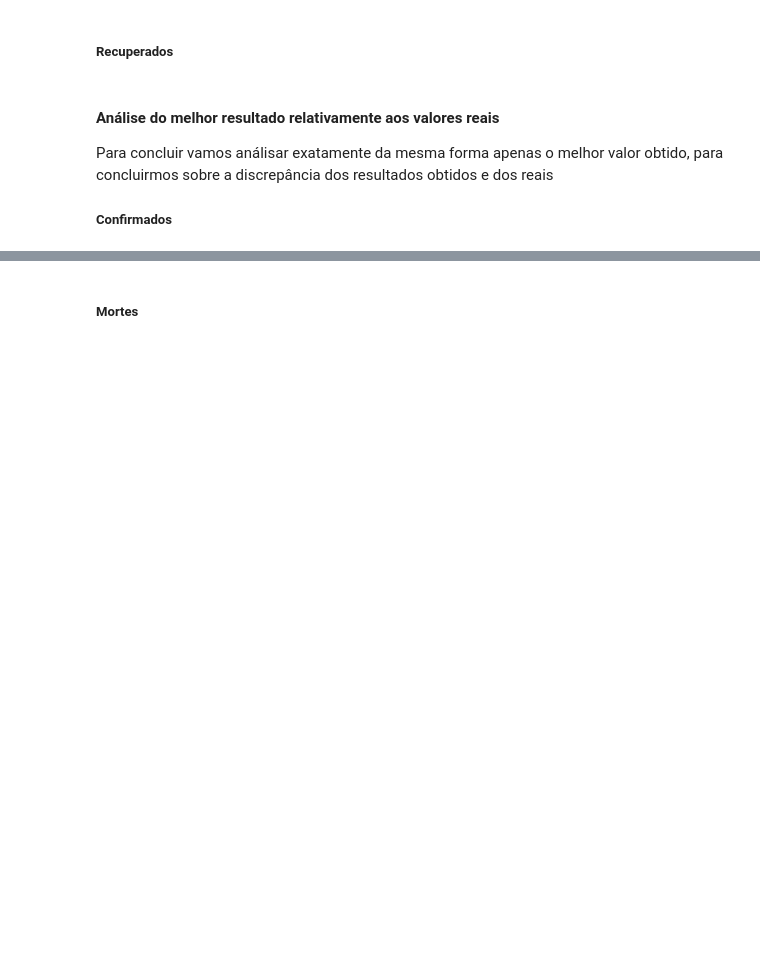
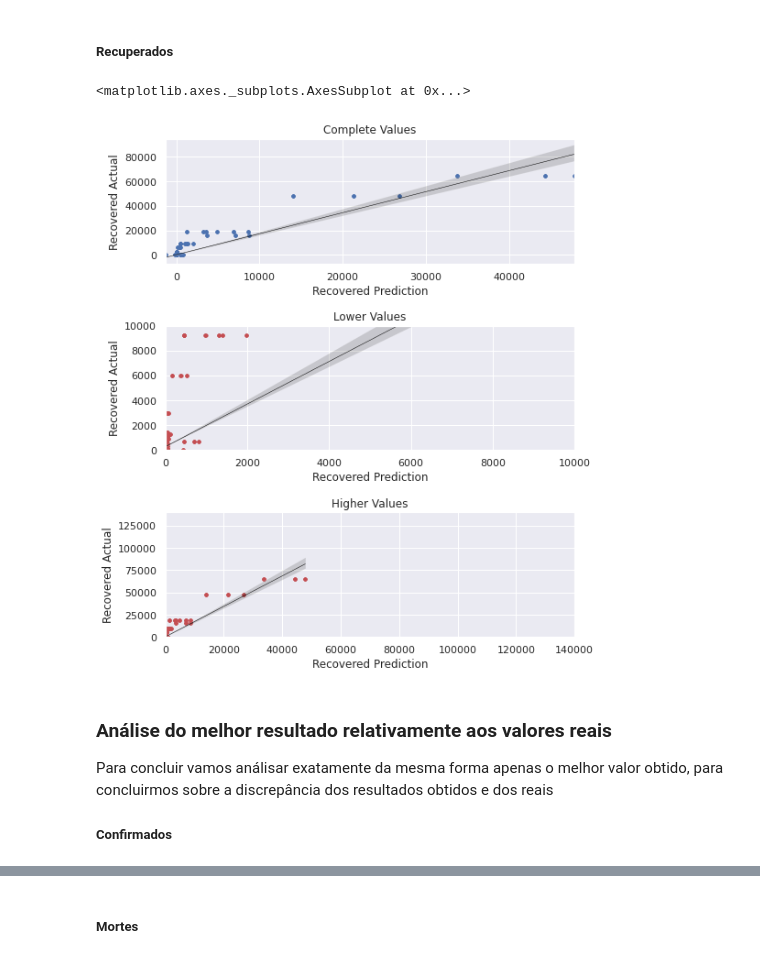
Before and after one commit to JoaoRicardoCardoso/MIEIC_IART_19_PROJ, a Jupyter notebook: PROJ2/Aggregation.ipynb, the cells around one changed output, grey strips where cells are left out. Saved outputs shown, nothing was run; the diff lists cells and outputs as text; code cells hidden in the pictures; blank space fills up the shorter version.

```diff
--- a/PROJ2/Aggregation.ipynb
+++ b/PROJ2/Aggregation.ipynb
@@ -521,3 +613,30 @@ for i in range(143):
+# %%
+import pandas as pd
+import math
+results_svr = []
+
+import itertools
+
+for i in range(17):
+    dfs = pd.read_excel('Results_SVR/svr' + str(i) + '.xlsx')
+    kernel = dfs[0][0]
+    epsilon = dfs[0][1]
+    C = dfs[0][2]
+    gamma = dfs[0][3]
+    MSE = dfs[1][0]
+    MAE = dfs[1][1]
+    R2 = dfs[1][2]
+    ti = dfs[2][0]
+    del dfs[0]
+    del dfs[1]
+    del dfs[2]
+    del dfs[3]
+    dfs.rename(columns={list(dfs)[0]: "Days Passed",list(dfs)[1]: "Local", list(dfs)[2]: "Confirmed Prediction",
+                  list(dfs)[3]:"Confirmed Actual",list(dfs)[4]:"Deaths Prediction", list(dfs)[5]: "Deaths Actual",
+                  list(dfs)[6]: "Recovered Prediction", list(dfs)[7]:"Recovered Actual" }, inplace=True)
+    r = {'params': (kernel,epsilon, C, gamma),
+                  'time':ti,'mse': MSE, 'mae': MAE, 'r2': R2, 'data': dfs}
+    results_svr.append(r)
 # %% [markdown]
 # Análise de dados
 # %% [markdown]
@@ -643,9 +762,9 @@ Com **k=7**, **peso** com base em **distância**, **métrica** de **manhattan**,
 
 Para concluir sobre a generalidade do modelo de regressão com o algoritmo RandomForest, vamos apresentar um *regression plot* que para todos os resultados obtidos relacione cada variável dependente prevista e real. Isto é, comparar o rácio de casos confirmados, óbitos e recuperados, previstos e reais.
 # %%
-total_results = results[0]['data']
-for i in range(1,len(results)):
-    total_results = total_results.append(results[i]['data'],ignore_index=True)
+total_results = results_knn[0]['data']
+for i in range(1,len(results_knn)):
+    total_results = total_results.append(results_knn[i]['data'],ignore_index=True)
 del total_results['Days Passed']
 del total_results['Local']
 total_results
@@ -806,7 +945,7 @@ Com **números de árvores** a 500, **max_samples** a 0.5  e **max_features** e
 Para concluir sobre a generalidade do modelo de regressão com o algoritmo RandomForest, vamos apresentar um *regression plot* que para todos os resultados obtidos relacione cada variável dependente prevista e real. Isto é, comparar o rácio de casos confirmados, óbitos e recuperados, previstos e reais.
 # %%
 total_results = results_rf[0]['data']
-for i in range(1,len(results)):
+for i in range(1,len(results_rf)):
     total_results = total_results.append(results_rf[i]['data'],ignore_index=True)
 del total_results['Days Passed']
 del total_results['Local']
@@ -865,19 +1010,22 @@ sb.regplot(x=deaths_pred, y=deaths_actual, data=total_results, marker='.',color=
 # %%
 sb.set(color_codes=True)
 fig,axs = plt.subplots(nrows=3,figsize=(8,10))
 axs[0].set_title('Complete Values')
 axs[1].set_title('Lower Values')
 axs[1].set_xlim(0,10000)
 axs[1].set_ylim(0,10000)
 axs[2].set_title('Higher Values')
-axs[2].set_xlim(90000,140000)
-axs[2].set_ylim(90000,140000)
+axs[2].set_xlim(0,140000)
+axs[2].set_ylim(0,140000)
 plt.subplots_adjust(hspace=0.5)
 sb.regplot(x=recovered_pred, y=recovered_actual, data=total_results, marker='.',color='b',ax=axs[0], line_kws={"lw": 0.5, "color": "black"})
 sb.regplot(x=recovered_pred, y=recovered_actual, data=total_results, marker='.',color='r',ax=axs[1],line_kws={"lw": 0.5, "color": "black"})
 sb.regplot(x=recovered_pred, y=recovered_actual, data=total_results, marker='.',color='r',ax=axs[2],line_kws={"lw": 0.5, "color": "black"})
+# %% [output]
+<matplotlib.axes._subplots.AxesSubplot at 0x...>
+[figure, added]
 # %% [markdown]
-#### Análise do melhor resultado relativamente aos valores reais
+### Análise do melhor resultado relativamente aos valores reais
 
 Para concluir vamos análisar exatamente da mesma forma apenas o melhor valor obtido, para concluirmos sobre a discrepância dos resultados obtidos e dos reais
 
```
Also changed, not shown: parts of 39 cells of this notebook, 3 other files.
